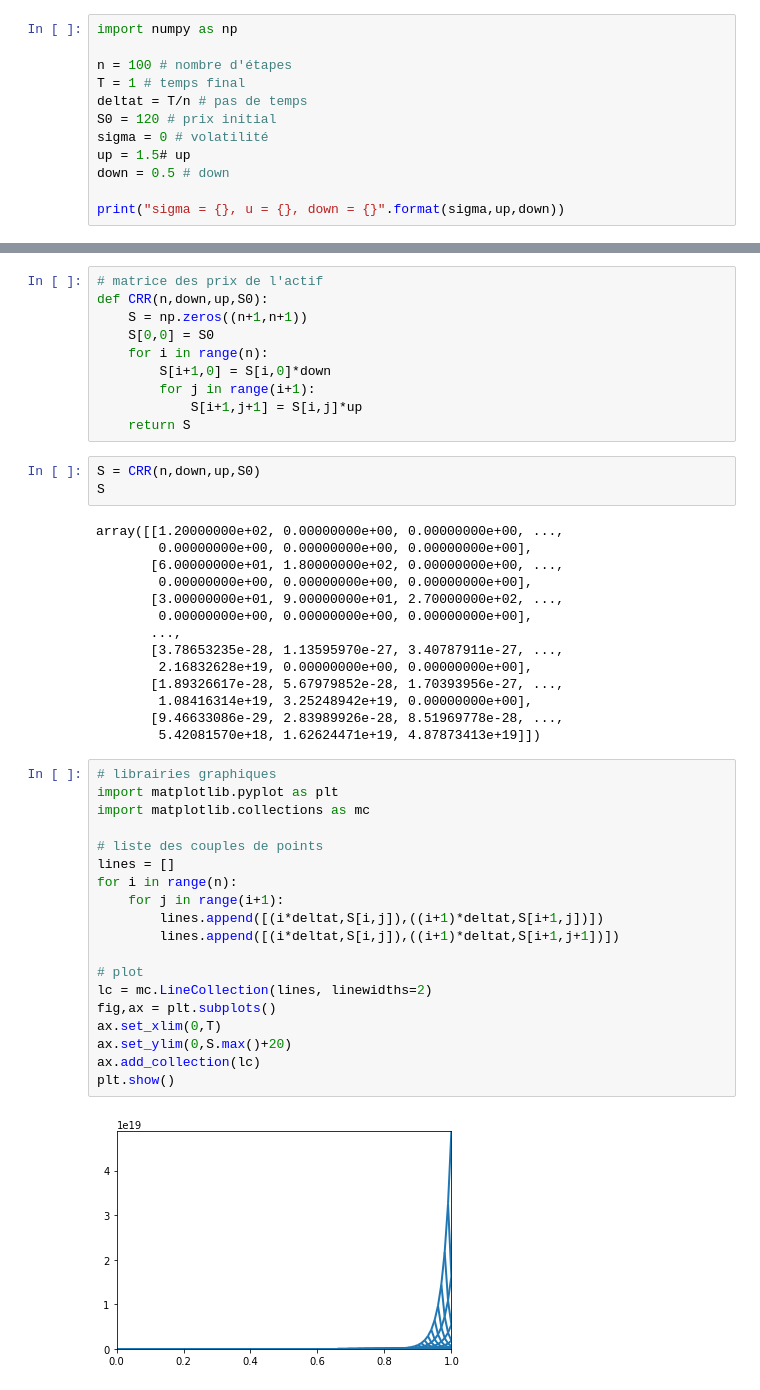
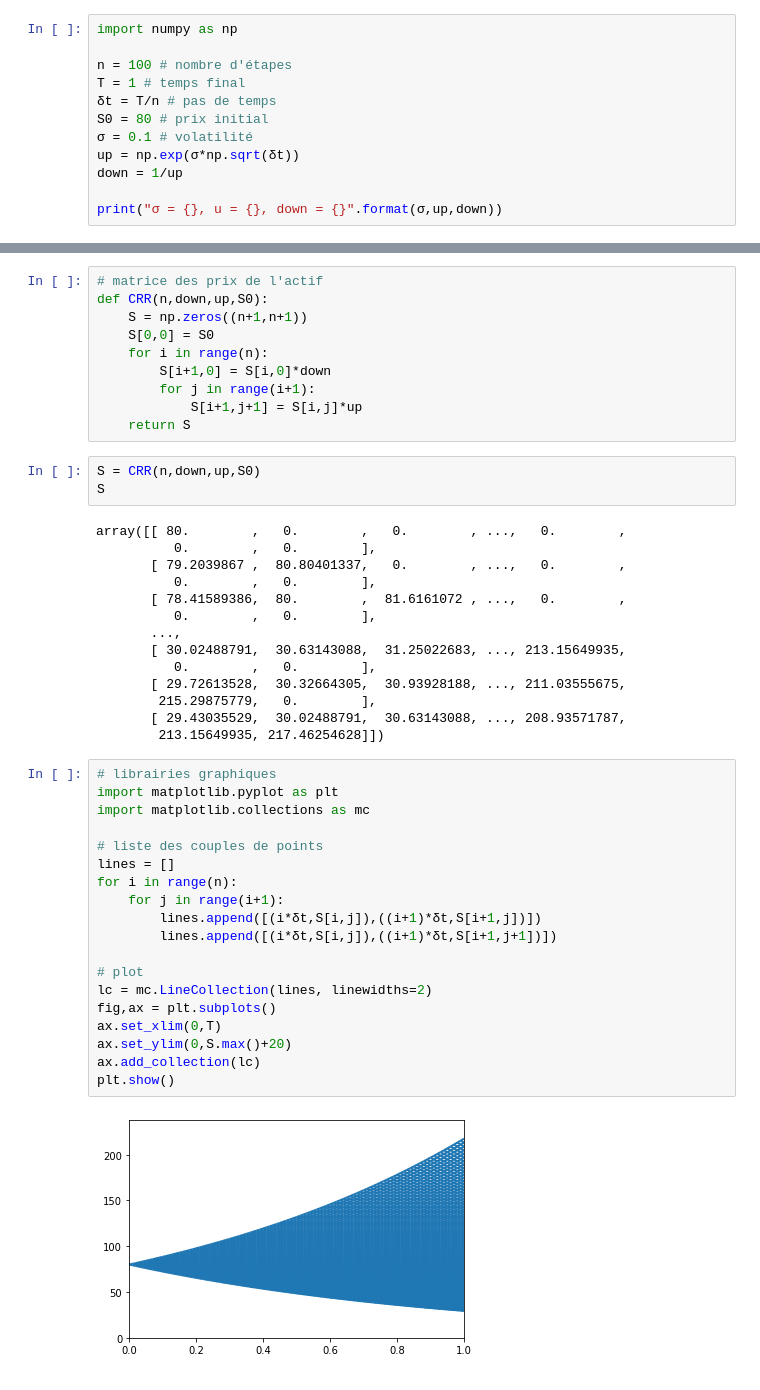
Before and after one commit to E-Isnard/Polytech, a Jupyter notebook: Finance/TP1_MMDFA.ipynb, the cells around one changed output, grey strips where cells are left out. Saved outputs shown, nothing was run; the diff lists cells and outputs as text.

```diff
--- a/Finance/TP1_MMDFA.ipynb
+++ b/Finance/TP1_MMDFA.ipynb
@@ -5,11 +5,11 @@ import numpy as np
 
 n = 100 # nombre d'étapes
 T = 1 # temps final
-deltat = T/n # pas de temps
-S0 = 120 # prix initial
-sigma = 0 # volatilité
-up = 1.5# up
-down = 0.5 # down
+δt = T/n # pas de temps
+S0 = 80 # prix initial
+σ = 0.1 # volatilité
+up = np.exp(σ*np.sqrt(δt))
+down = 1/up
 
-print("sigma = {}, u = {}, down = {}".format(sigma,up,down))
+print("σ = {}, u = {}, down = {}".format(σ,up,down))
 # %% [output]
@@ -28,40 +28,40 @@ def CRR(n,down,up,S0):
 S = CRR(n,down,up,S0)
 S
 # %% [output]
-array([[1.20000000e+02, 0.00000000e+00, 0.00000000e+00, ...,
-        0.00000000e+00, 0.00000000e+00, 0.00000000e+00],
-       [6.00000000e+01, 1.80000000e+02, 0.00000000e+00, ...,
-        0.00000000e+00, 0.00000000e+00, 0.00000000e+00],
-       [3.00000000e+01, 9.00000000e+01, 2.70000000e+02, ...,
-        0.00000000e+00, 0.00000000e+00, 0.00000000e+00],
+array([[ 80.        ,   0.        ,   0.        , ...,   0.        ,
+          0.        ,   0.        ],
+       [ 79.2039867 ,  80.80401337,   0.        , ...,   0.        ,
+          0.        ,   0.        ],
+       [ 78.41589386,  80.        ,  81.6161072 , ...,   0.        ,
+          0.        ,   0.        ],
        ...,
-       [3.78653235e-28, 1.13595970e-27, 3.40787911e-27, ...,
-        2.16832628e+19, 0.00000000e+00, 0.00000000e+00],
-       [1.89326617e-28, 5.67979852e-28, 1.70393956e-27, ...,
-        1.08416314e+19, 3.25248942e+19, 0.00000000e+00],
-       [9.46633086e-29, 2.83989926e-28, 8.51969778e-28, ...,
-        5.42081570e+18, 1.62624471e+19, 4.87873413e+19]])
+       [ 30.02488791,  30.63143088,  31.25022683, ..., 213.15649935,
+          0.        ,   0.        ],
+       [ 29.72613528,  30.32664305,  30.93928188, ..., 211.03555675,
+        215.29875779,   0.        ],
+       [ 29.43035529,  30.02488791,  30.63143088, ..., 208.93571787,
+        213.15649935, 217.46254628]])
 # %%
 # librairies graphiques
 import matplotlib.pyplot as plt
 import matplotlib.collections as mc
 
 # liste des couples de points
 lines = []
 for i in range(n):
     for j in range(i+1):
-        lines.append([(i*deltat,S[i,j]),((i+1)*deltat,S[i+1,j])])
-        lines.append([(i*deltat,S[i,j]),((i+1)*deltat,S[i+1,j+1])])
+        lines.append([(i*δt,S[i,j]),((i+1)*δt,S[i+1,j])])
+        lines.append([(i*δt,S[i,j]),((i+1)*δt,S[i+1,j+1])])
 
 # plot
 lc = mc.LineCollection(lines, linewidths=2)
 fig,ax = plt.subplots()
 ax.set_xlim(0,T)
 ax.set_ylim(0,S.max()+20)
 ax.add_collection(lc)
 plt.show()
 # %% [output]
-[figure, old version]
+[figure, new version]
 # %%
 # trajectoires aléatoires sur cet arbre
 M = 100 # nb de trajectoires
```
Also changed, not shown: parts of 4 cells of this notebook, 1 other file.
